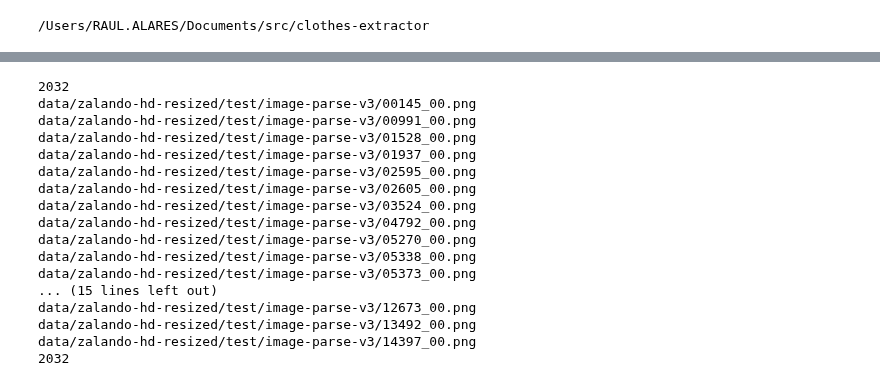
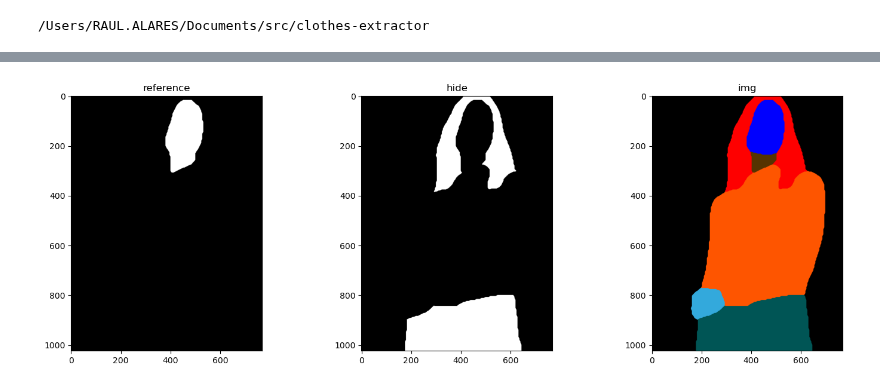
Before and after one commit to aidl-upc-2024-clothes-extractor/clothes-extractor, a Jupyter notebook: Jupyters/colors_selection.ipynb, the cells around one changed output, grey strips where cells are left out. Saved outputs shown, nothing was run; the diff lists cells and outputs as text; code cells hidden in the pictures.

```diff
--- a/Jupyters/colors_selection.ipynb
+++ b/Jupyters/colors_selection.ipynb
@@ -128,22 +130,47 @@ def get_images_without_orange(src_dir: str) -> None:
         #decrease resolution
     print(count)
 
-get_images_without_orange("./data/zalando-hd-resized/test/image-parse-v3")
+#get_images_without_orange("./data/zalando-hd-resized/test/image-parse-v3")
-# %% [output]
-2032
-data/zalando-hd-resized/test/image-parse-v3/00145_00.png
-data/zalando-hd-resized/test/image-parse-v3/00991_00.png
-data/zalando-hd-resized/test/image-parse-v3/01528_00.png
-data/zalando-hd-resized/test/image-parse-v3/01937_00.png
-data/zalando-hd-resized/test/image-parse-v3/02595_00.png
-data/zalando-hd-resized/test/image-parse-v3/02605_00.png
-data/zalando-hd-resized/test/image-parse-v3/03524_00.png
-data/zalando-hd-resized/test/image-parse-v3/04792_00.png
-data/zalando-hd-resized/test/image-parse-v3/05270_00.png
-data/zalando-hd-resized/test/image-parse-v3/05338_00.png
-data/zalando-hd-resized/test/image-parse-v3/05373_00.png
-... (15 lines left out)
-data/zalando-hd-resized/test/image-parse-v3/12673_00.png
-data/zalando-hd-resized/test/image-parse-v3/13492_00.png
-data/zalando-hd-resized/test/image-parse-v3/14397_00.png
-2032
+# %%
+def get_mask_by_color(img_tensor, colors):
+    black = (0,0,0)
+    white = (255, 255, 255)
+
+    data = img_tensor.copy()
+    data[(data != black).any(axis = -1)] = black
+    result = data.copy()
+    for color in colors:
+        data = img_tensor.copy()
+        data[(data != color).any(axis = -1)] = black
+        data[(data == color).all(axis = -1)] = white
+        result += data
+    return result
+
+filename = os.path.join(cfg.dataset_dir, cfg.dataset_mode, "image-parse-v3", '00064_00.png')
+
+hair_color = (254,0,0)
+t_shirt_color = (254,85,0)
+neck_color = (85,51,0)
+botton_color = (0,85,85)
+face_color = (0,0,254)
+black = (0,0,0)
+white = (255, 255, 255)
+
+img = Image.open(filename).convert('RGB')
+
+reference = get_mask_by_color(np.array(img), [face_color, neck_color])
+hide = get_mask_by_color(np.array(img), [hair_color, botton_color])
+
+hide = Image.fromarray(hide[:,:,0], mode='L')
+reference = Image.fromarray(reference[:,:,0], mode='L')
+
+fig, ax = plt.subplots(1, 3, figsize=(15, 5))
+ax[0].imshow(reference, cmap='gray')
+ax[0].set_title('reference')
+ax[1].imshow(hide, cmap='gray')
+ax[1].set_title('hide')
+ax[2].imshow(img)
+ax[2].set_title('img')
+fig.tight_layout()
+# %% [output]
+[figure, added]
```
Also changed, not shown: parts of 5 cells of this notebook, 10 other files.
